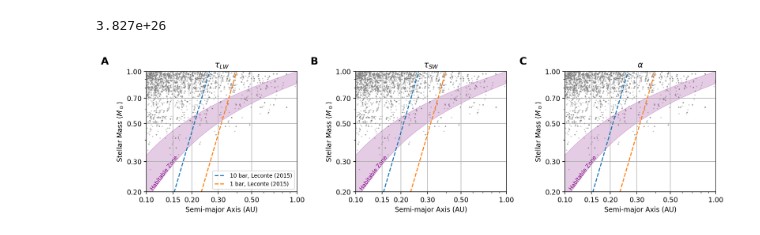
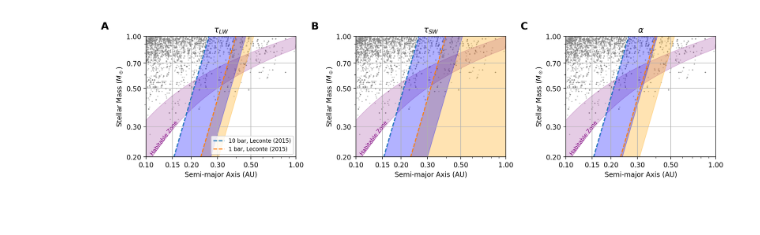
Before and after one commit to andreamsalazar/ExoTides_SW2024, a Jupyter notebook: src/Figure_7.ipynb, the cells around one changed output. Drawn from its saved outputs; the diff is of its cells as text; code cells hidden in the pictures.

```diff
--- a/src/Figure_7.ipynb
+++ b/src/Figure_7.ipynb
@@ -3,31 +3,20 @@
 # %%
 from matplotlib.ticker import StrMethodFormatter, NullFormatter
-
-exo = np.loadtxt('../nasa_exoplanet.csv',skiprows=103, usecols=(15,59), delimiter=',') # load exoplanet data
-
-
+exo = np.loadtxt('../nasa_exoplanet.csv',skiprows=103, usecols=(15,59), delimiter=',')
 fig, ax = plt.subplots(1,3,figsize=(13,3.5), dpi=200,tight_layout=True)
-
 M_star_list = np.linspace(0.1,1,100)
 mu_star = np.log10(M_star_list)
-L_star = L_sun*10**(4.101*mu_star**3 + 8.162*mu_star**2 + 7.108*mu_star) # Equation (37)
-
-# define edges of HZ
+L_star = L_sun*10**(4.101*mu_star**3 + 8.162*mu_star**2 + 7.108*mu_star)
 a_inner = np.sqrt(L_star/(4*np.pi*1366))
 a_outer = np.sqrt(L_star/(4*np.pi*472))
-
-# set base-line values
 S_fig7 = 1366
 tau_sw_base_1bar = 0.58
-tau_sw_base_10bar = 0.65
-
-# transparency of HZ line
+tau_sw_base_10bar = 0.5
 alpha_plot = 0.3
 
 for axes in ax:
     axes.scatter(exo[:,0], exo[:,1], color ='grey',alpha=0.3, s=1)
     axes.fill_betweenx(M_star_list, a_inner/AU, a_outer/AU, alpha=0.2, color = 'purple')
-    # plot results from Leconte et al. (2015)
     axes.plot(critical_semimajor_leconte(M_star_list*M_sun, R_E, 10*bar, 90, 100, k2), M_star_list, '--',label = '10 bar, Leconte (2015)')
     axes.plot(critical_semimajor_leconte(M_star_list*M_sun, R_E, 1*bar, 90, 100, k2), M_star_list, '--',label = '1 bar, Leconte (2015)')
     axes.set_ylabel('Stellar Mass ($M_\\odot$)')
@@ -42,42 +31,41 @@ ax[2].text(0.05, 1.1, 'C', fontweight='bold', fontsize=15)
 ax[0].set_title('$\\tau_{LW}$')
 
 ax[0].fill_betweenx(M_star_list, critical_semimajor(S_fig7,M_star_list*M_sun, R_E, 0.2, tau_sw_base_1bar, 10, 1*bar, 90, 100, k2), critical_semimajor(S_fig7,M_star_list*M_sun, R_E, 0.2, tau_sw_base_1bar, 1, 1*bar, 90, 100, k2), alpha=alpha_plot, color = 'orange')
-ax[0].fill_betweenx(M_star_list, critical_semimajor(S_fig7,M_star_list*M_sun, R_E, 0.2, tau_sw_base_10bar, 100, 10*bar, 90, 100, k2), critical_semimajor(S_fig7,M_star_list*M_sun, R_E, 0.2, tau_sw_base_10bar, 10, 10*bar, 90, 100, k2), alpha=alpha_plot, color = 'blue')
+ax[0].fill_betweenx(M_star_list, critical_semimajor(S_fig7,M_star_list*M_sun, R_E, 0.2, tau_sw_base_10bar, 50, 10*bar, 90, 100, k2), critical_semimajor(S_fig7,M_star_list*M_sun, R_E, 0.2, tau_sw_base_10bar, 5, 10*bar, 90, 100, k2), alpha=alpha_plot, color = 'blue')
 
 
 ax[0].legend(fontsize=8)
 
 ax[1].set_title('$\\tau_{SW}$')
 
 ax[1].fill_betweenx(M_star_list, critical_semimajor(S_fig7,M_star_list*M_sun, R_E, 0.2, 2, 1, 1*bar, 90, 100, k2), critical_semimajor(S_fig7,M_star_list*M_sun, R_E, 0.2, tau_sw_base_1bar, 1, 1*bar, 90, 100, k2), alpha=alpha_plot, color = 'orange')
 
-ax[1].fill_betweenx(M_star_list, critical_semimajor(S_fig7,M_star_list*M_sun, R_E, 0.2, 2, 10, 10*bar, 90, 100, k2), critical_semimajor(S_fig7,M_star_list*M_sun, R_E, 0.2, tau_sw_base_10bar, 10, 10*bar, 90, 100, k2), alpha=alpha_plot, color = 'blue')
+ax[1].fill_betweenx(M_star_list, critical_semimajor(S_fig7,M_star_list*M_sun, R_E, 0.2, 2, 10, 10*bar, 90, 100, k2), critical_semimajor(S_fig7,M_star_list*M_sun, R_E, 0.2, tau_sw_base_10bar, 5, 10*bar, 90, 100, k2), alpha=alpha_plot, color = 'blue')
 
 ax[2].set_title('$\\alpha$')
 
 ax[2].fill_betweenx(M_star_list, critical_semimajor(S_fig7,M_star_list*M_sun, R_E, 0.9, tau_sw_base_1bar, 1, 1*bar, 90, 100, k2), critical_semimajor(S_fig7,M_star_list*M_sun, R_E, 0.2, tau_sw_base_1bar, 1, 1*bar, 90, 100, k2), alpha=alpha_plot, color = 'orange')
 
-ax[2].fill_betweenx(M_star_list, critical_semimajor(S_fig7,M_star_list*M_sun, R_E, 0.9, tau_sw_base_10bar, 10, 10*bar, 90, 100, k2), critical_semimajor(S_fig7,M_star_list*M_sun, R_E, 0.2, tau_sw_base_10bar, 10, 10*bar, 90, 100, k2), alpha=alpha_plot, color = 'blue')
+ax[2].fill_betweenx(M_star_list, critical_semimajor(S_fig7,M_star_list*M_sun, R_E, 0.9, tau_sw_base_10bar, 10, 10*bar, 90, 100, k2), critical_semimajor(S_fig7,M_star_list*M_sun, R_E, 0.2, tau_sw_base_10bar, 5, 10*bar, 90, 100, k2), alpha=alpha_plot, color = 'blue')
 
 
 
 
 
 from matplotlib.ticker import StrMethodFormatter, NullFormatter
 
 for axes in ax:
     axes.set_yscale('log')
     axes.set_xscale('log')
     axes.xaxis.set_major_formatter(StrMethodFormatter('{x:.2f}'))
     axes.xaxis.set_minor_formatter(NullFormatter())
     axes.yaxis.set_major_formatter(StrMethodFormatter('{x:.2f}'))
     axes.yaxis.set_minor_formatter(NullFormatter())
     axes.set_xticks([0.1, 0.15, 0.2, 0.3, 0.5, 1.0])
     axes.set_yticks([0.2, 0.3, 0.5, 0.7, 1.0])
     axes.set_xlim(0.1,1)
     axes.set_ylim(0.2,1.)
     axes.grid()
-#plt.savefig('./Paper Plots/SW_2024_Figure7.pdf')
+plt.savefig('./Paper Plots/SW_2024_Figure7.pdf', bbox_inches='tight')
 # %% [output]
-3.827e+26
-[figure, old version]
+[figure, new version]
```
Also changed, not shown: parts of 1 cell of this notebook, 16 other files.
